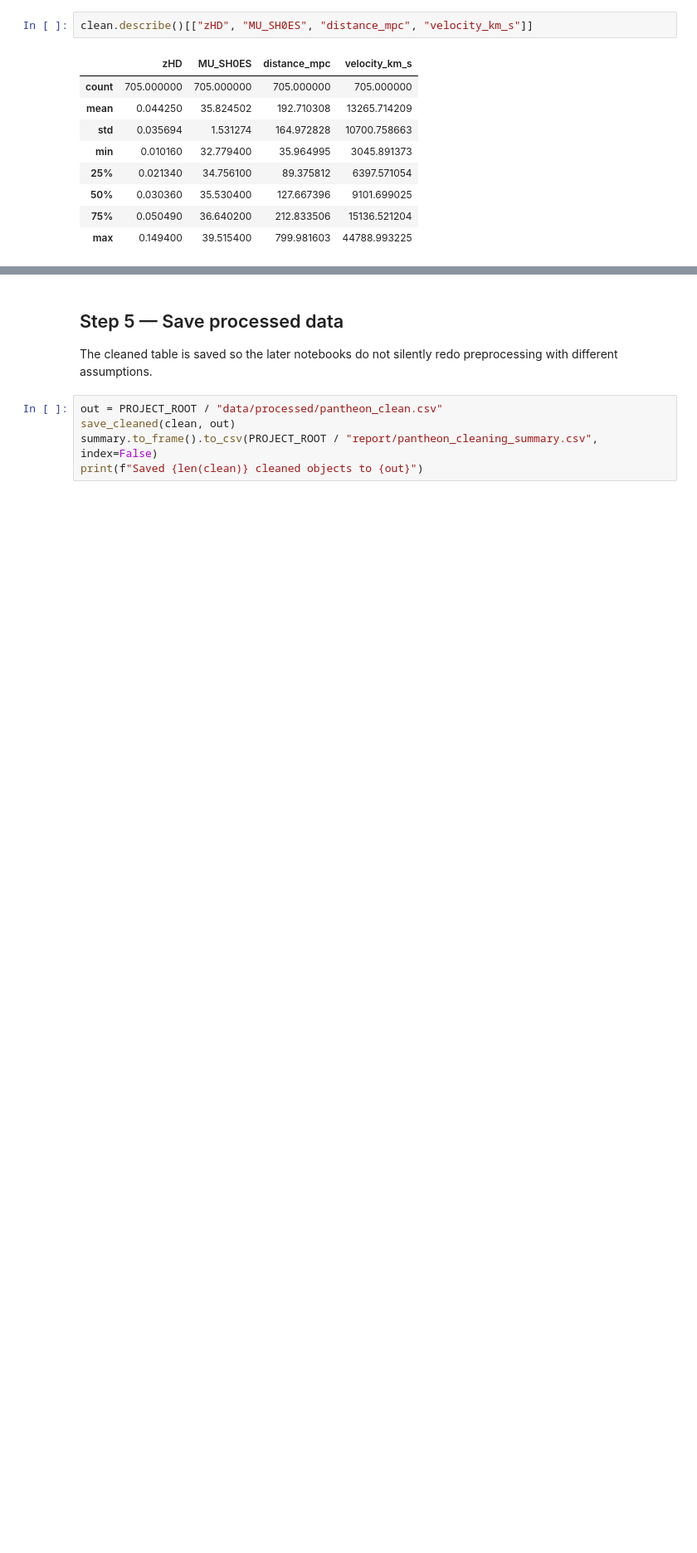
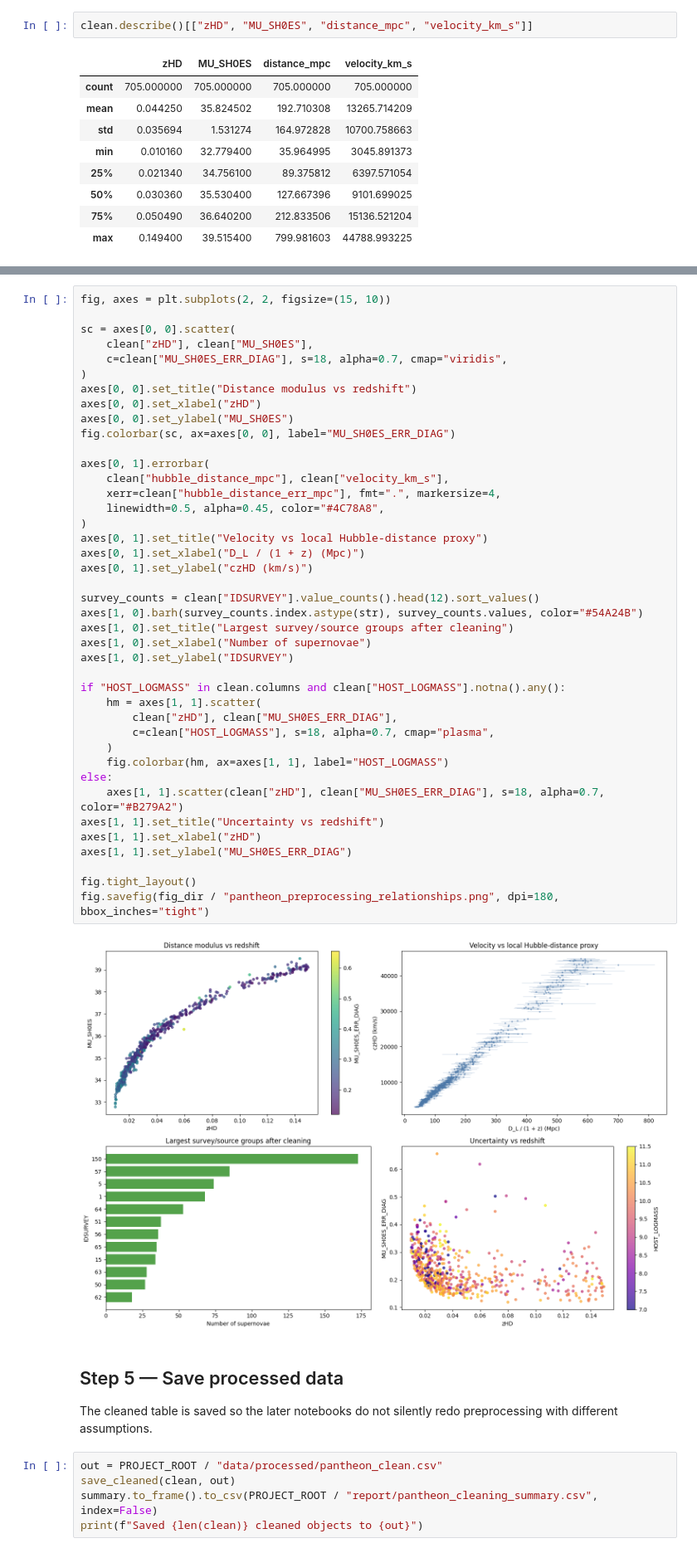
Before and after one commit to BKris2315/DataDrivenAndAgentBasedModellingBMETEFTBsPAAMD-00, a Jupyter notebook: project2/notebooks/01_data_preprocessing_pantheon.ipynb, the cells around one changed output, grey strips where cells are left out. Shown at 83% size. Cells and saved outputs as stored; diff of their text form; blank space fills up the shorter version.

```diff
--- a/project2/notebooks/01_data_preprocessing_pantheon.ipynb
+++ b/project2/notebooks/01_data_preprocessing_pantheon.ipynb
@@ -147,3 +221,46 @@ clean.describe()[["zHD", "MU_SH0ES", "distance_mpc", "velocity_km_s"]]
+# %%
+fig, axes = plt.subplots(2, 2, figsize=(15, 10))
+
+sc = axes[0, 0].scatter(
+    clean["zHD"], clean["MU_SH0ES"],
+    c=clean["MU_SH0ES_ERR_DIAG"], s=18, alpha=0.7, cmap="viridis",
+)
+axes[0, 0].set_title("Distance modulus vs redshift")
+axes[0, 0].set_xlabel("zHD")
+axes[0, 0].set_ylabel("MU_SH0ES")
+fig.colorbar(sc, ax=axes[0, 0], label="MU_SH0ES_ERR_DIAG")
+
+axes[0, 1].errorbar(
+    clean["hubble_distance_mpc"], clean["velocity_km_s"],
+    xerr=clean["hubble_distance_err_mpc"], fmt=".", markersize=4,
+    linewidth=0.5, alpha=0.45, color="#4C78A8",
+)
+axes[0, 1].set_title("Velocity vs local Hubble-distance proxy")
+axes[0, 1].set_xlabel("D_L / (1 + z) (Mpc)")
+axes[0, 1].set_ylabel("czHD (km/s)")
+
+survey_counts = clean["IDSURVEY"].value_counts().head(12).sort_values()
+axes[1, 0].barh(survey_counts.index.astype(str), survey_counts.values, color="#54A24B")
+axes[1, 0].set_title("Largest survey/source groups after cleaning")
+axes[1, 0].set_xlabel("Number of supernovae")
+axes[1, 0].set_ylabel("IDSURVEY")
+
+if "HOST_LOGMASS" in clean.columns and clean["HOST_LOGMASS"].notna().any():
+    hm = axes[1, 1].scatter(
+        clean["zHD"], clean["MU_SH0ES_ERR_DIAG"],
+        c=clean["HOST_LOGMASS"], s=18, alpha=0.7, cmap="plasma",
+    )
+    fig.colorbar(hm, ax=axes[1, 1], label="HOST_LOGMASS")
+else:
+    axes[1, 1].scatter(clean["zHD"], clean["MU_SH0ES_ERR_DIAG"], s=18, alpha=0.7, color="#B279A2")
+axes[1, 1].set_title("Uncertainty vs redshift")
+axes[1, 1].set_xlabel("zHD")
+axes[1, 1].set_ylabel("MU_SH0ES_ERR_DIAG")
+
+fig.tight_layout()
+fig.savefig(fig_dir / "pantheon_preprocessing_relationships.png", dpi=180, bbox_inches="tight")
+# %% [output]
+[figure, added]
 # %% [markdown]
 ## Step 5 — Save processed data
 
```
Also changed, not shown: parts of 4 cells of this notebook, 50 other files.
